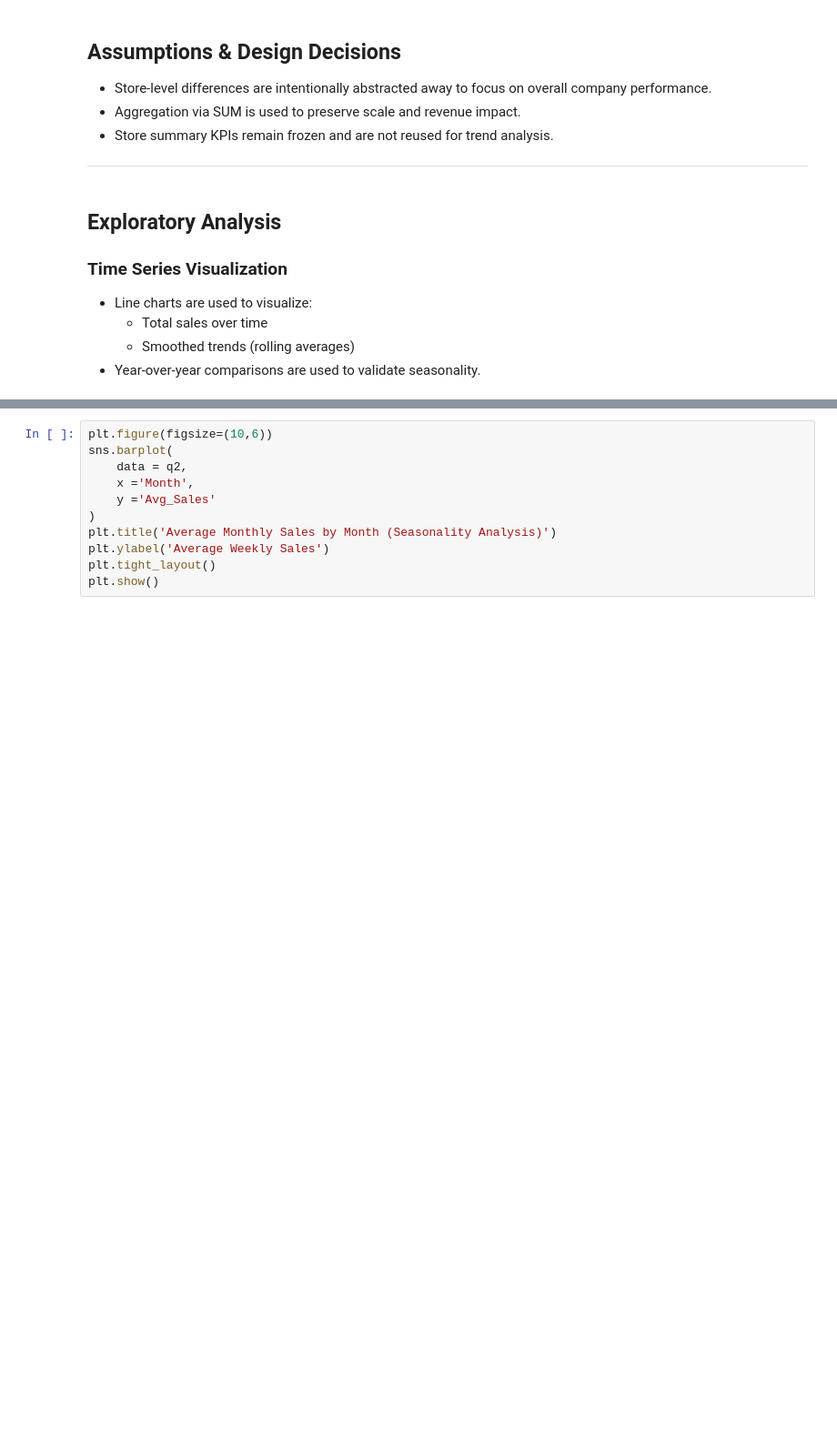
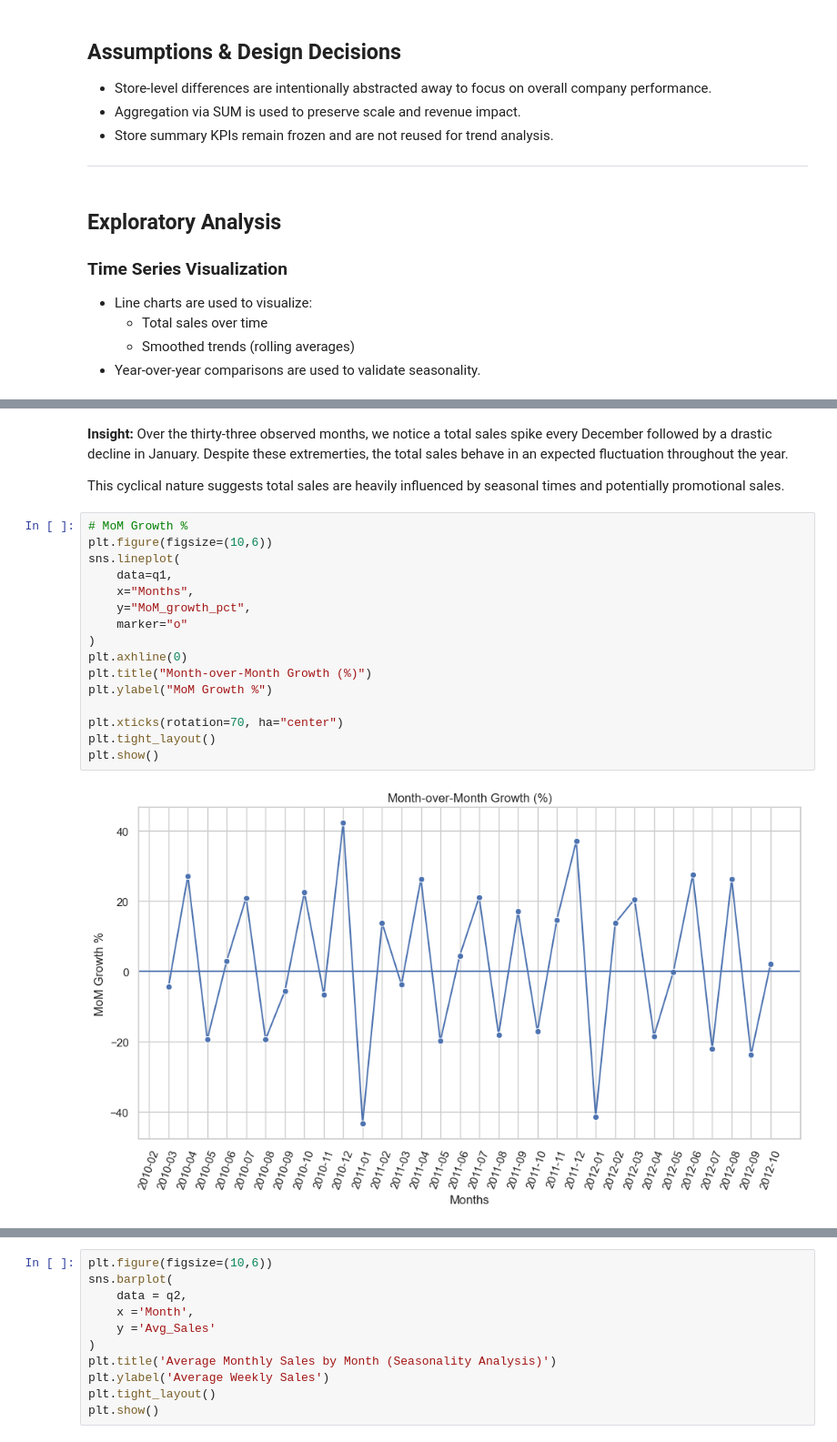
Before and after one commit to DavidO1621/Walmart-kpi-project, a Jupyter notebook: notebooks/04_Time_Series_Trend.ipynb, the cells around one changed output, grey strips where cells are left out. Shown at 91% size. Saved outputs shown, nothing was run; the diff lists cells and outputs as text; blank space fills up the shorter version.

Commit message:
added more analysis to time series phase. a lot of learning

```diff
--- a/notebooks/04_Time_Series_Trend.ipynb
+++ b/notebooks/04_Time_Series_Trend.ipynb
@@ -185,0 +175,23 @@ plt.show()
+# %% [markdown]
+**Insight:**
+Over the thirty-three observed months, we notice a total sales spike every December followed by a drastic decline in January. Despite these extremerties, the total sales behave in an expected fluctuation throughout the year.
+
+This cyclical nature suggests total sales are heavily influenced by seasonal times and potentially promotional sales.
+# %%
+# MoM Growth %
+plt.figure(figsize=(10,6))
+sns.lineplot(
+    data=q1,
+    x="Months",
+    y="MoM_growth_pct",
+    marker="o"
+)
+plt.axhline(0)
+plt.title("Month-over-Month Growth (%)")
+plt.ylabel("MoM Growth %")
+
+plt.xticks(rotation=70, ha="center")
+plt.tight_layout()
+plt.show()
+# %% [output]
+[figure, added]
```
Also changed, not shown: parts of 18 cells of this notebook.
